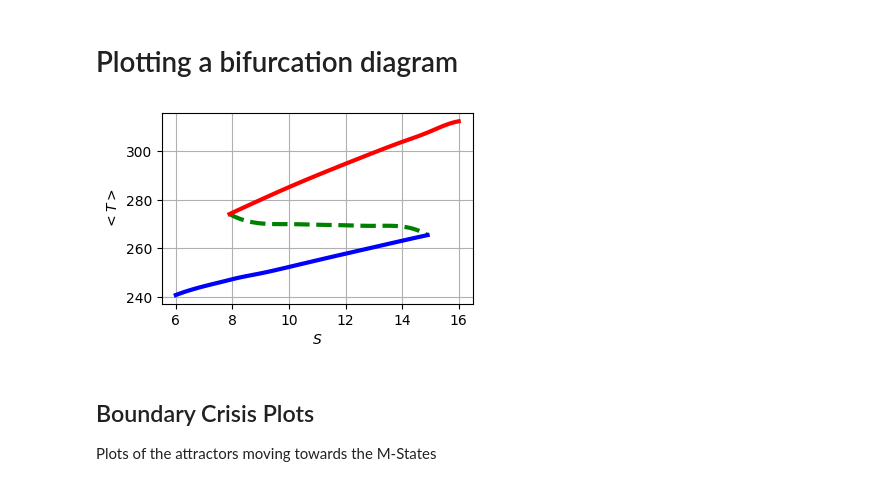
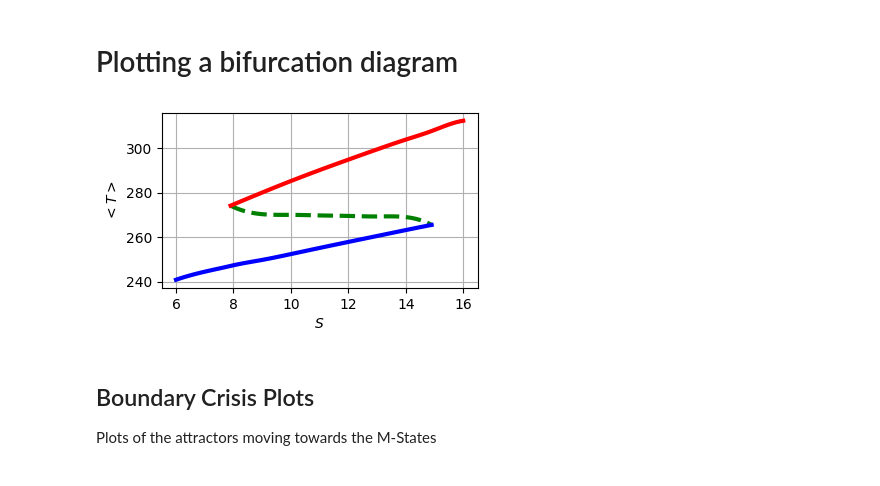
Before and after one commit to CalvinNesbitt/l96_ebm_boundary_crisis, a Jupyter notebook: notebooks/Boundary-Crisis.ipynb, the cells around one changed output. Drawn from its saved outputs; the diff is of its cells as text; code cells hidden in the pictures.

```diff
--- a/notebooks/Boundary-Crisis.ipynb
+++ b/notebooks/Boundary-Crisis.ipynb
@@ -25,7 +25,8 @@ from scipy.interpolate import interp1d
 # %% [markdown]
 ## Plot/Data Locations
 # %%
-plot_pd = Path('plots')
+# plot_pd = Path('plots')
+plot_pd = Path('/Users/cfn18/Documents/PhD-Work/Thesis/img/Tipping-Points/')
 data_pd = Path('data')
 config_pd = Path('cfg')
 # %% [markdown]
@@ -33,31 +34,32 @@ config_pd = Path('cfg')
 # %%
 fig, ax = init_2d_fax()
 sb_S = [*range(6, 8)] + [7.9] + [*range(8, 15)] + [14.9]
 w_S  = [7.9] + [*range(8, 15)] + [14.9] + [*range(15, 17)]
 m_S = [7.9] + [*range(9, 15)] + [14.9]
 
 # Observations
 sb_T_means = [get_attractor(S, 'sb').T_mean for S in sb_S]
 w_T_means = [get_attractor(S, 'w').T_mean for S in w_S]
 m_T_means = [get_attractor(7.9, 'w').T_mean] + [get_attractor(S, 'm').T_mean for S in [*range(9, 15)]] + [get_attractor(14.9, 'sb').T_mean]
 
 # Interpolate on to grid
 w_S_values = np.linspace(min(w_S), max(w_S), 100)
 sb_S_values = np.linspace(min(sb_S), max(sb_S), 100)
 m_S_values = np.linspace(min(m_S), max(m_S), 100)
 w_function = interp1d(w_S, w_T_means, kind="cubic")
 sb_function = interp1d(sb_S, sb_T_means, kind="cubic")
 m_function = interp1d(m_S, m_T_means, kind="cubic")
 
 ax.plot(m_S_values, m_function(m_S_values), c="g", ls='--', lw=3)
 ax.plot(w_S_values, w_function(w_S_values), c="r", lw=3)
 ax.plot(sb_S_values, sb_function(sb_S_values), c="b", lw=3)
 
 ax.set_xlabel('$S$')
 ax.set_ylabel('$<T>$')
-# fig.savefig(plot_pd/'T_Bifurcation_diagrma.pdf')
+fig.tight_layout()
+fig.savefig(plot_pd/'T_Bifurcation_diagram.pdf')
 # %% [output]
-[figure, old version]
+[figure, new version]
 # %% [markdown]
 ## Boundary Crisis Plots
 
```
Also changed, not shown: 5 other files.
